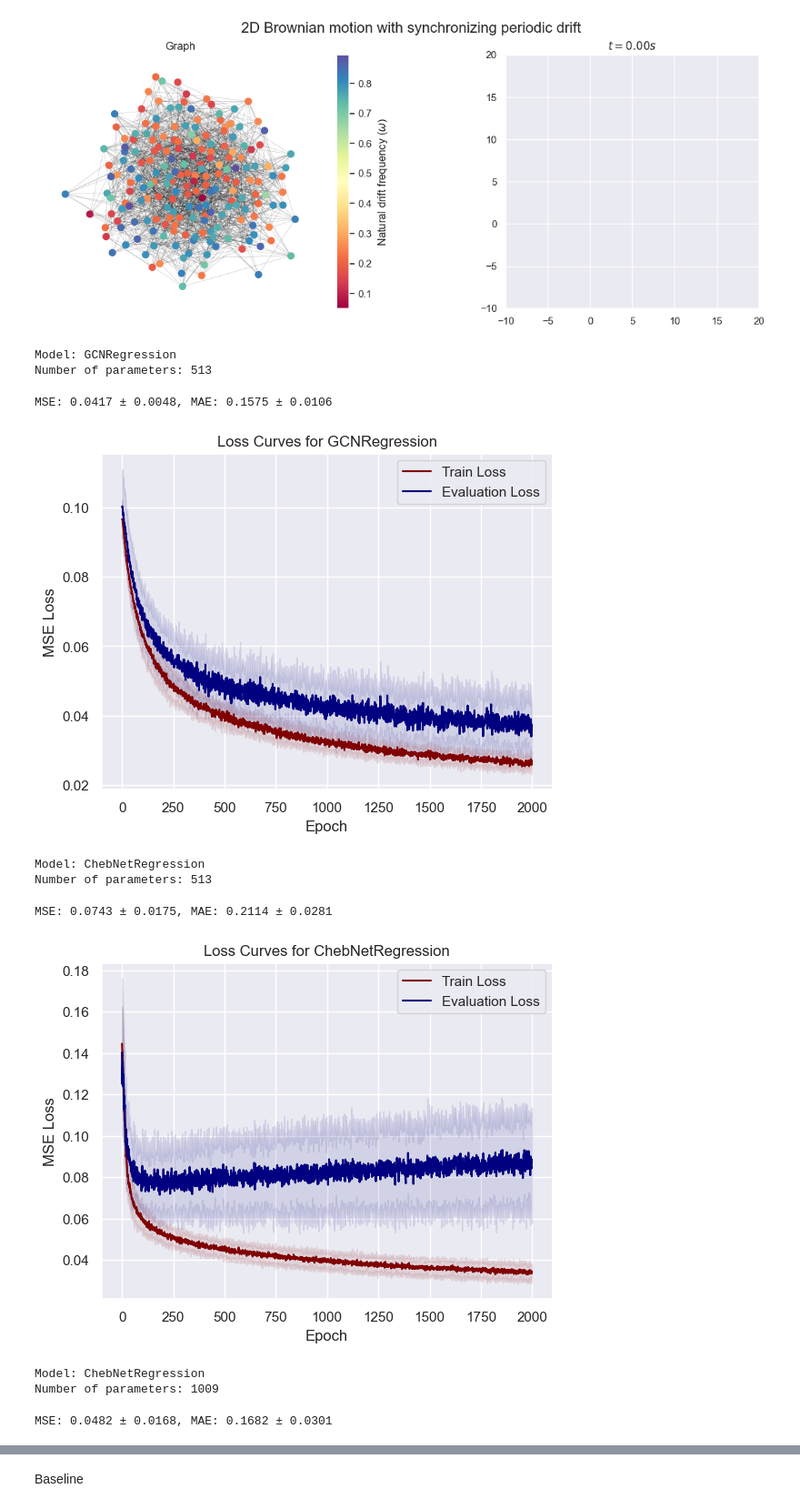
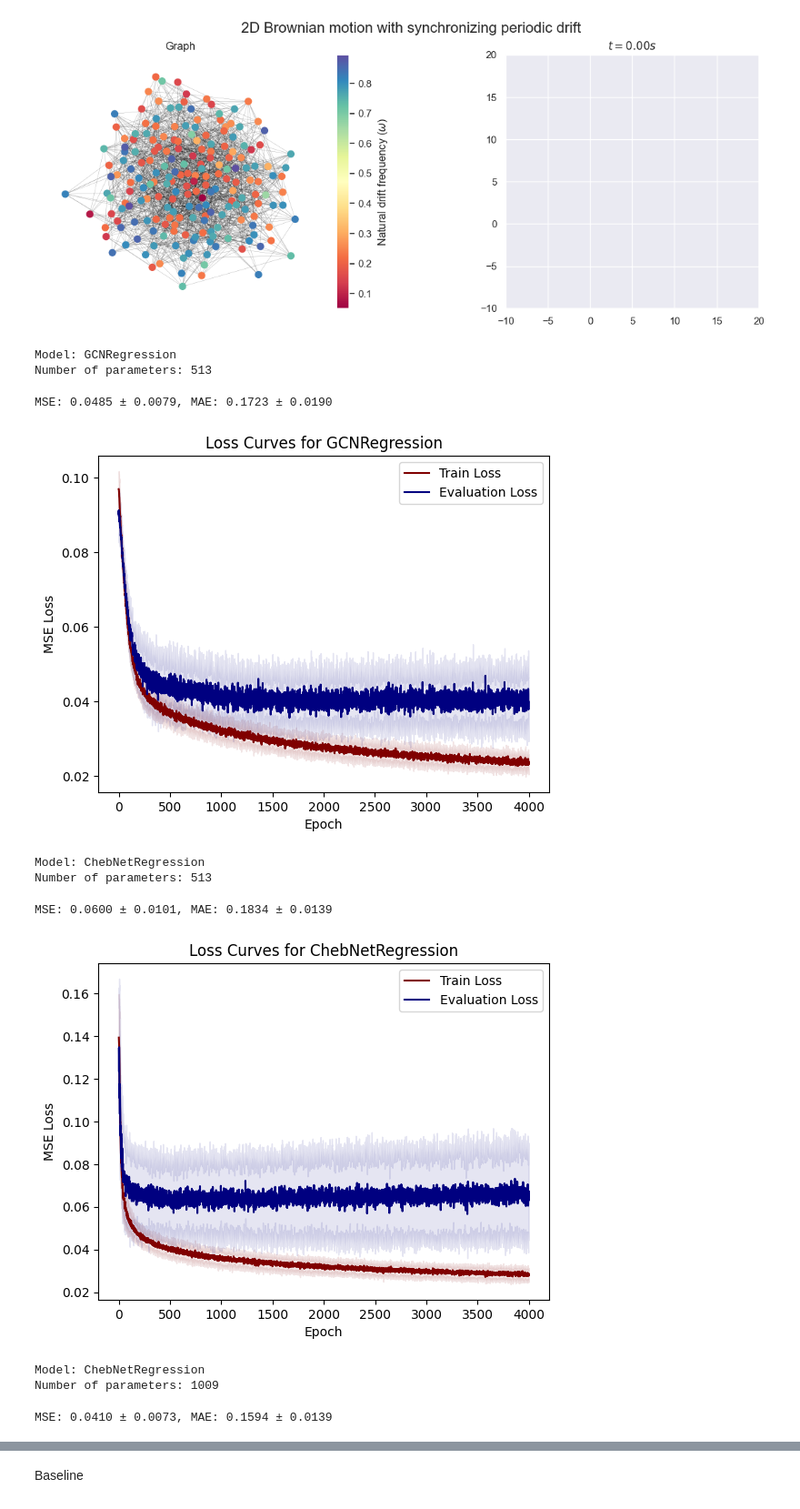
Before and after one commit to hans-riess/pygsig, a Jupyter notebook: brownian.ipynb, the cells around one changed output, grey strips where cells are left out. Shown at 91% size. Drawn from its saved outputs; the diff is of its cells as text; code cells hidden in the pictures.

```diff
--- a/brownian.ipynb
+++ b/brownian.ipynb
@@ -85,7 +85,7 @@ def run_simultion(simulation_seed=1,target_seed=29,graph_seed=29):
 
     return paths, omega , graph
 
-def get_sequence(paths,natural_freq,graph):
+def get_sequence(paths,graph):
     snapshot_count = paths.shape[1]
     df_edge = nx.to_pandas_edgelist(graph.to_directed())
     edge_index = torch.tensor(df_edge[['source','target']].values.T,dtype=torch.long)
@@ -201,7 +200,7 @@ data = dataset[0]
 num_splits = 4
 num_runs = len(dataset)
 num_trials = 5
-num_epochs = 2000
+num_epochs = 4000
 
 learning_rate = 1e-3
 lasso = 0
@@ -261,37 +260,37 @@ for model in models:
                     with torch.no_grad():
                         out = model(data.x, data.edge_index)
                         mse[split, run, trial] = mean_squared_error(data.y[test_mask], out[test_mask])
                         mae[split, run, trial] = mean_absolute_error(data.y[test_mask], out[test_mask])
 
     print(f'MSE: {np.mean(mse):.4f} ± {np.std(mse):.4f}, MAE: {np.mean(mae):.4f} ± {np.std(mae):.4f} ')
     mse_models.append(mse)
     mae_models.append(mae)
 
     # Plotting
     avg_train_losses = np.mean(train_losses, axis=(0,1,2))
     avg_eval_losses = np.mean(eval_losses, axis=(0,1,2))
     std_train_losses = np.std(train_losses, axis=(0,1,2))
     std_eval_losses = np.std(eval_losses, axis=(0,1,2))
 
     plt.figure()
     plt.plot(avg_train_losses,  label='Train Loss', color='maroon')
     plt.plot(avg_eval_losses,  label='Evaluation Loss', color='navy')
     plt.fill_between(range(num_epochs), avg_train_losses - std_train_losses, avg_train_losses + std_train_losses, alpha=0.1, color='maroon')
     plt.fill_between(range(num_epochs), avg_eval_losses - std_eval_losses, avg_eval_losses + std_eval_losses, alpha=0.1,color='navy')
     plt.xlabel('Epoch')
     plt.ylabel('MSE Loss')
     plt.title(f'Loss Curves for {model._get_name()}')
     plt.legend()
     plt.show()
 # %% [output]
 Model: GCNRegression
 Number of parameters: 513
-MSE: 0.0417 ± 0.0048, MAE: 0.1575 ± 0.0106
+MSE: 0.0485 ± 0.0079, MAE: 0.1723 ± 0.0190
-[figure, old version]
+[figure, new version]
 Model: ChebNetRegression
 Number of parameters: 513
-MSE: 0.0743 ± 0.0175, MAE: 0.2114 ± 0.0281
+MSE: 0.0600 ± 0.0101, MAE: 0.1834 ± 0.0139
-[figure, old version]
+[figure, new version]
 Model: ChebNetRegression
 Number of parameters: 1009
-MSE: 0.0482 ± 0.0168, MAE: 0.1682 ± 0.0301
+MSE: 0.0410 ± 0.0073, MAE: 0.1594 ± 0.0139
```
Also changed, not shown: parts of 7 cells of this notebook, 9 other files.
